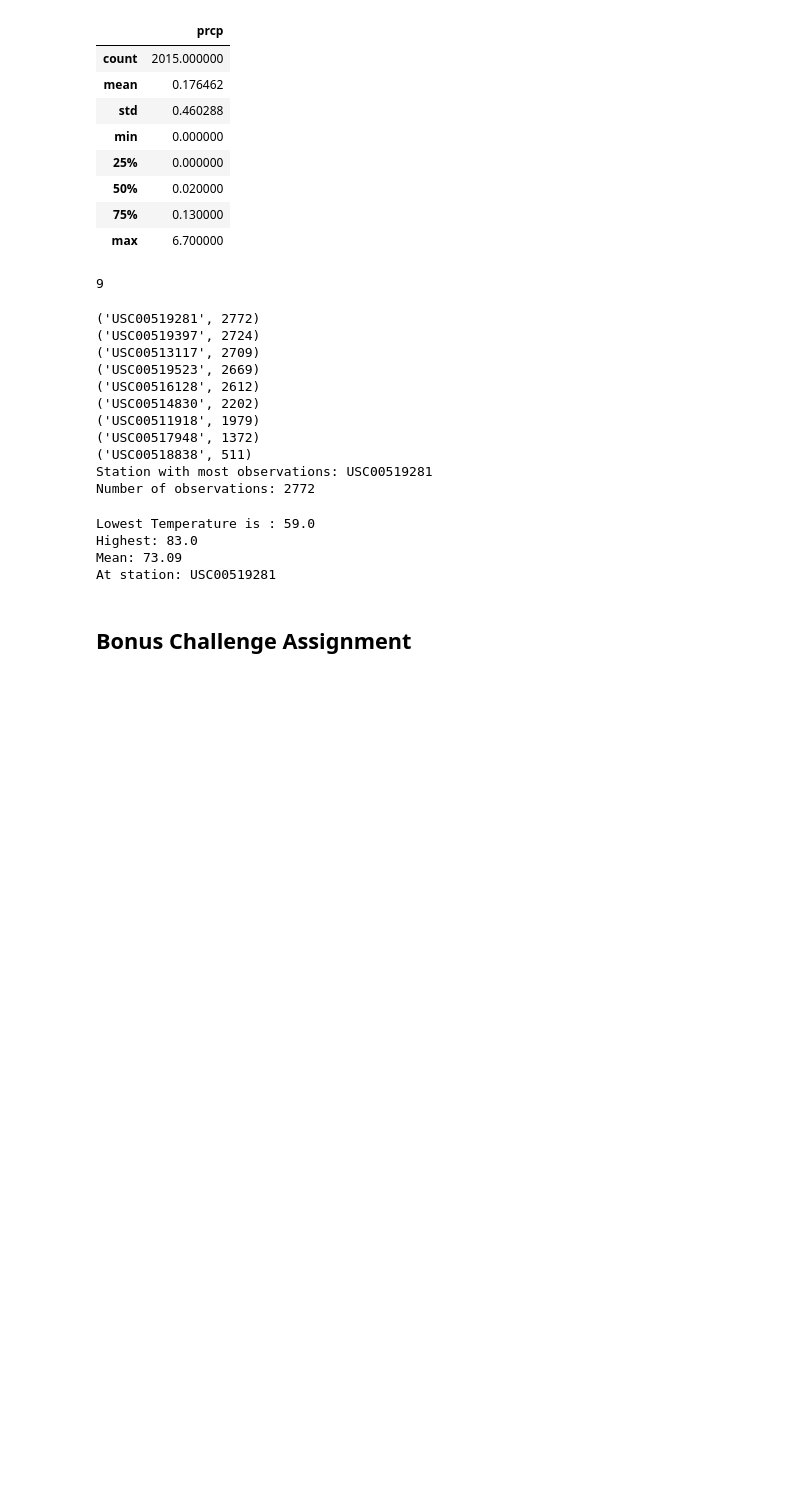
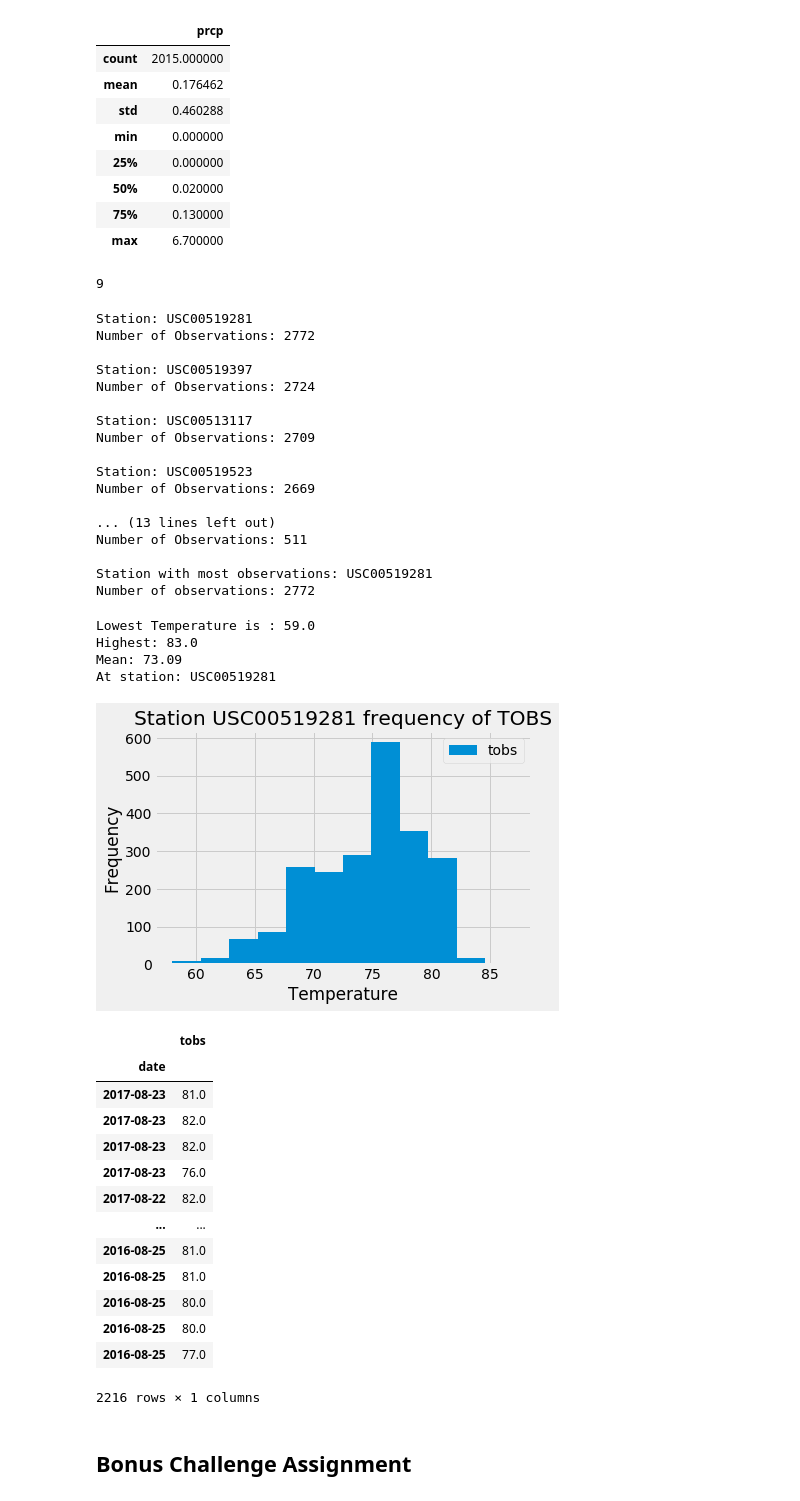
Before and after one commit to KevinKillman/sqlalchemy-challenge, a Jupyter notebook: climate_starter.ipynb, the cells around one changed output. Drawn from its saved outputs; the diff is of its cells as text; code cells hidden in the pictures; blank space fills up the shorter version.

```diff
--- a/climate_starter.ipynb
+++ b/climate_starter.ipynb
@@ -147,21 +147,27 @@ for c in (session.query(func.count(Station.station))):
 # List the stations and the counts in descending order.
 station_counts=[]
 for c in session.query(Station.station,(func.count(Station.station))).filter(Station.station==Measurement.station).group_by(Station.station).order_by(func.count(Station.station).desc()):
-    print(c)
+    print(f'Station: {c.station} \nNumber of Observations: {c[1]}\n')
     station_counts.append(c)
 print(f'Station with most observations: {station_counts[0][0]}\nNumber of observations: {station_counts[0][1]}')
 
 highest_id=station_counts[0][0]
 # %% [output]
-('USC00519281', 2772)
-('USC00519397', 2724)
-('USC00513117', 2709)
-('USC00519523', 2669)
-('USC00516128', 2612)
-('USC00514830', 2202)
-('USC00511918', 1979)
-('USC00517948', 1372)
-('USC00518838', 511)
+Station: USC00519281
+Number of Observations: 2772
+
+Station: USC00519397
+Number of Observations: 2724
+
+Station: USC00513117
+Number of Observations: 2709
+
+Station: USC00519523
+Number of Observations: 2669
+
+... (13 lines left out)
+Number of Observations: 511
+
 Station with most observations: USC00519281
 Number of observations: 2772
 # %%
@@ -177,6 +183,32 @@ At station: USC00519281
 # %%
 # Choose the station with the highest number of temperature observations.
 # Query the last 12 months of temperature observation data for this station and plot the results as a histogram
+query = session.query(Measurement.date, Measurement.tobs).filter(Measurement.station==Station.station).filter(Measurement.date>date).order_by(Measurement.date.desc())
+
+tobs_df = pd.read_sql(query.statement, con=engine)
+tobs_df = tobs_df.set_index('date')
+
+tobs_df.plot(kind="hist", bins=12)
+plt.title(f"Station {highest_id} frequency of TOBS")
+plt.xlabel('Temperature')
+plt.show()
+tobs_df
+# %% [output]
+[figure, added]
+|  | tobs |
+| date |  |
+| 2017-08-23 | 81.0 |
+| 2017-08-23 | 82.0 |
+| 2017-08-23 | 82.0 |
+| 2017-08-23 | 76.0 |
+| 2017-08-22 | 82.0 |
+| ... | ... |
+| 2016-08-25 | 81.0 |
+| 2016-08-25 | 81.0 |
+| 2016-08-25 | 80.0 |
+| 2016-08-25 | 80.0 |
+| 2016-08-25 | 77.0 |
+2216 rows × 1 columns
 # %% [markdown]
 ## Bonus Challenge Assignment
 # %%
```
Also changed, not shown: parts of 2 cells of this notebook, 1 other file.
